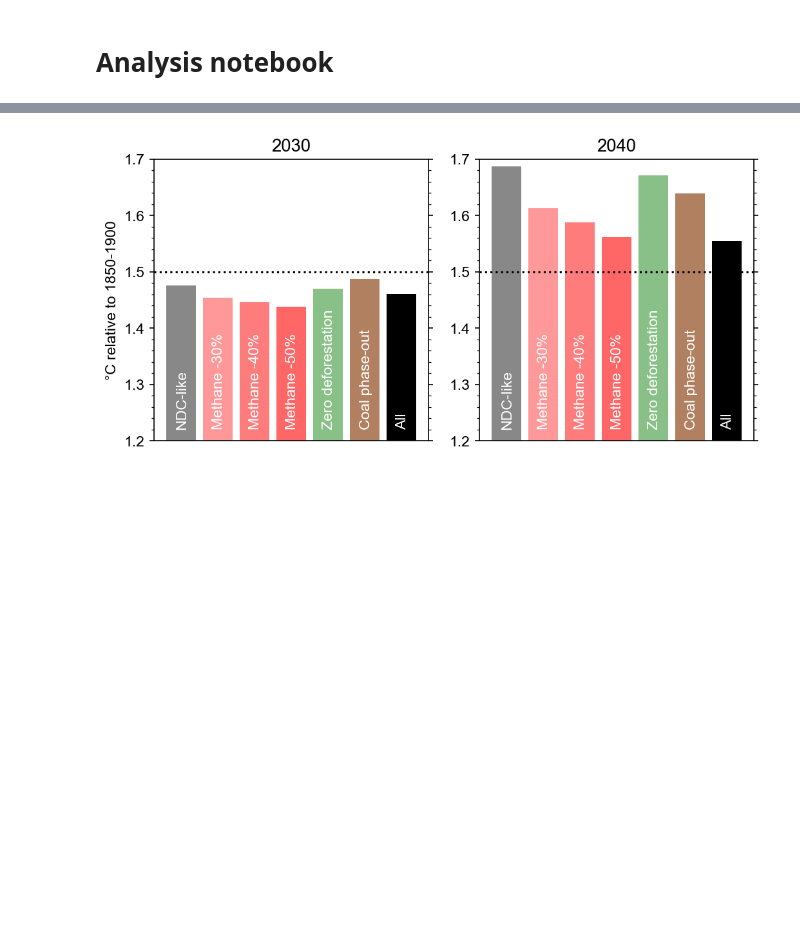
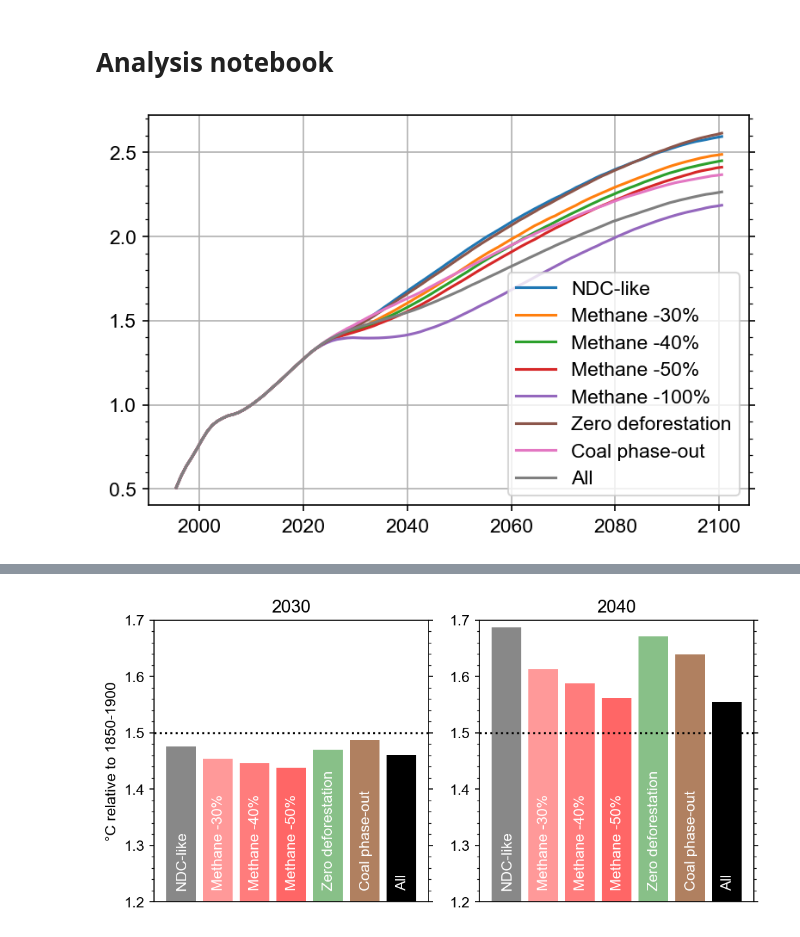
Before and after one commit to chrisroadmap/cop26-pathways, a Jupyter notebook: notebooks/4_analyse-output.ipynb, the cells around one changed output, grey strips where cells are left out. Cells and saved outputs as stored; diff of their text form; code cells hidden in the pictures; blank space fills up the shorter version.

```diff
--- a/notebooks/4_analyse-output.ipynb
+++ b/notebooks/4_analyse-output.ipynb
@@ -46,3 +47,12 @@ colors = {
     'coal-phase-out': '#b08060',
     'all': 'black'
 }
+# %%
+for scenario in scenarios:
+    pl.plot(np.arange(1995.5,2101), np.percentile(temperature[scenario], 50, axis=1), label=longnames[scenario])
+#pl.xlim(2015, 2050)
+#pl.ylim(1.1, 1.9)
+pl.legend()
+pl.grid()
+# %% [output]
+[figure, added]
```
Also changed, not shown: parts of 9 cells of this notebook, 8 other files.
